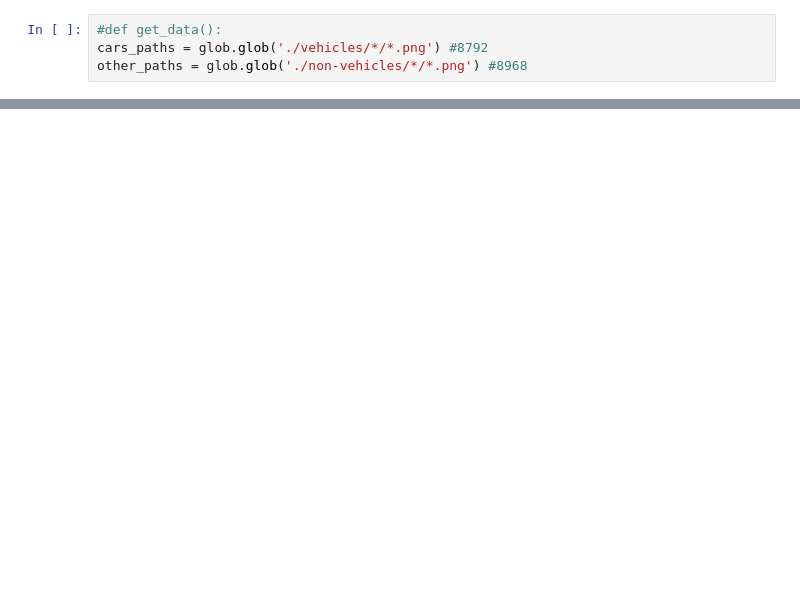
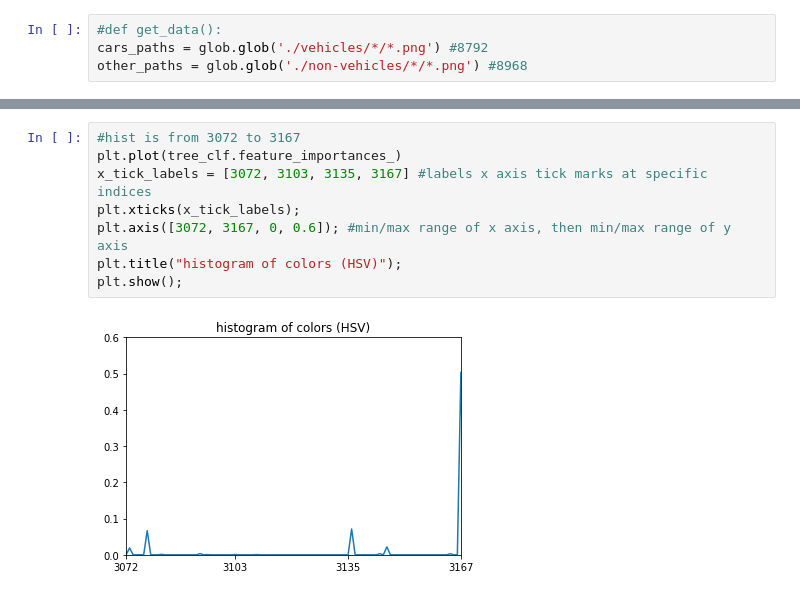
Before and after one commit to e7dud7e/carnd, a Jupyter notebook: VehicleDetection/VehicleDetection.ipynb, the cells around one changed output, grey strips where cells are left out. Drawn from its saved outputs; the diff is of its cells as text; blank space fills up the shorter version.

```diff
--- a/VehicleDetection/VehicleDetection.ipynb
+++ b/VehicleDetection/VehicleDetection.ipynb
@@ -136,0 +327,10 @@ other_paths = glob.glob('./non-vehicles/*/*.png') #8968
+# %%
+#hist is from 3072 to 3167
+plt.plot(tree_clf.feature_importances_)
+x_tick_labels = [3072, 3103, 3135, 3167] #labels x axis tick marks at specific indices
+plt.xticks(x_tick_labels);
+plt.axis([3072, 3167, 0, 0.6]); #min/max range of x axis, then min/max range of y axis
+plt.title("histogram of colors (HSV)");
+plt.show();
+# %% [output]
+[figure, added]
```
Also changed, not shown: parts of 24 cells of this notebook.
